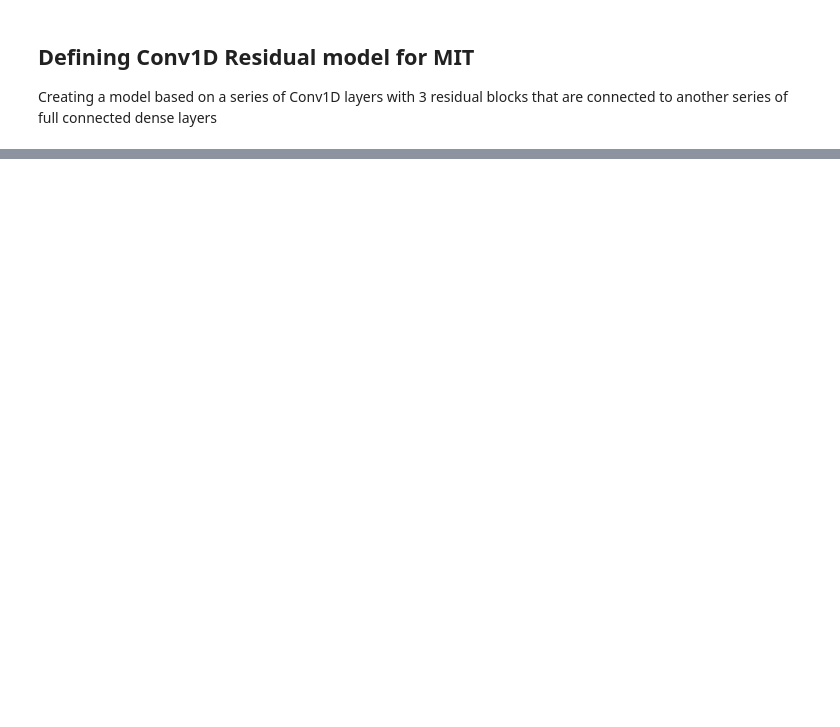
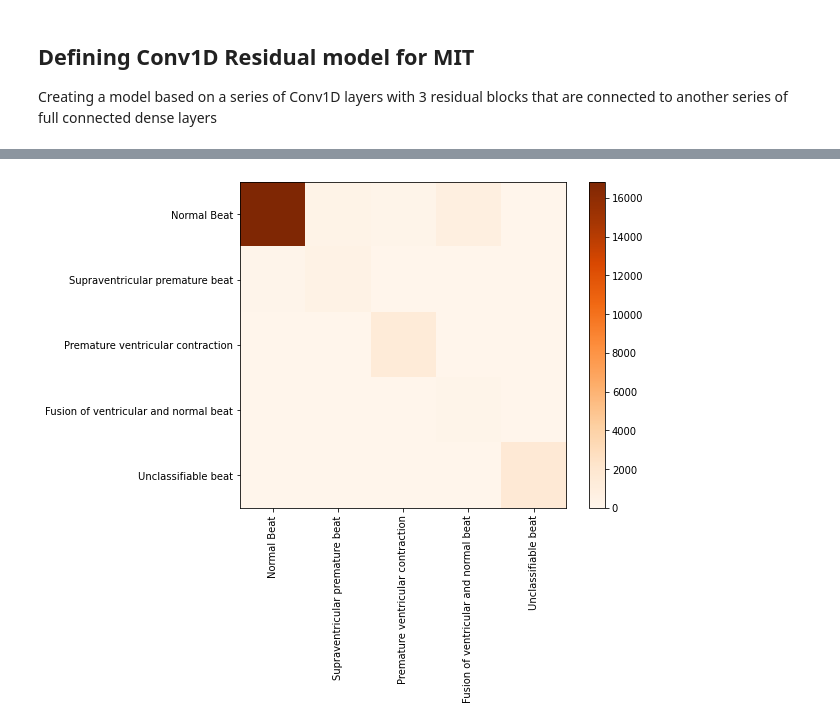
Before and after one commit to basharnaji/ECG-Heartbeat-Data, a Jupyter notebook: ecg-heartbeat-categorization-neural-network.ipynb, the cells around one changed output, grey strips where cells are left out. Saved outputs shown, nothing was run; the diff lists cells and outputs as text; code cells hidden in the pictures; blank space fills up the shorter version.

```diff
--- a/ecg-heartbeat-categorization-neural-network.ipynb
+++ b/ecg-heartbeat-categorization-neural-network.ipynb
@@ -779,3 +808,13 @@ Fusion of ventricular and normal beat       0.38      0.88      0.53       162
+# %%
+cm = confusion_matrix(y_true= out_test_mit, y_pred=conv1d_res_pred_mit, labels=list(MIT_Outcome.keys()))
+plt.figure(figsize=(8,6))
+plt.imshow(cm, cmap="Oranges")
+plt.colorbar()
+plt.xticks(list(MIT_Outcome.keys()),[MIT_Outcome[i] for i in MIT_Outcome], rotation=90)
+plt.yticks(list(MIT_Outcome.keys()),[MIT_Outcome[i] for i in MIT_Outcome])
+plt.show()
+# %% [output]
+[figure, added]
 # %%
 # Plotting the training and validatoin results
 plt.figure(figsize=(25,12))
```
Also changed, not shown: parts of 22 cells of this notebook.
